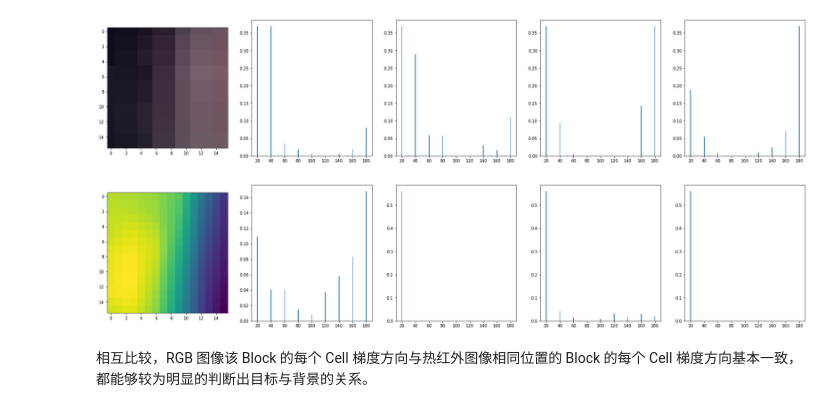
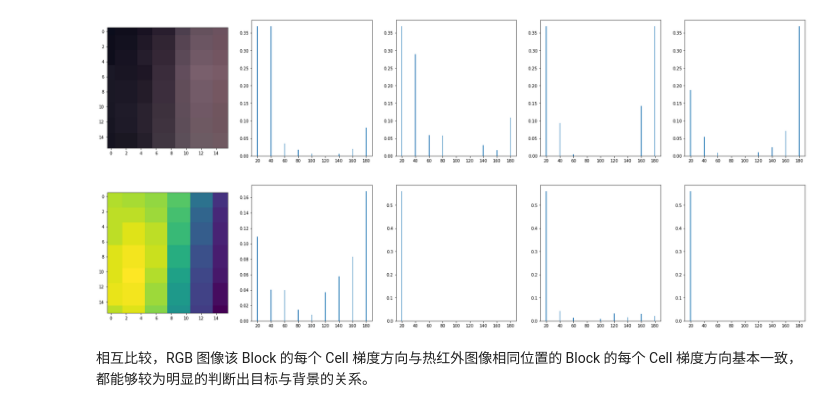
Before and after one commit to HanlynnKe/TIR-Tracking, a Jupyter notebook: FFB-TIR-tracking-1.ipynb, the cells around one changed output. Cells and saved outputs as stored; diff of their text form; code cells hidden in the pictures.

```diff
--- a/FFB-TIR-tracking-1.ipynb
+++ b/FFB-TIR-tracking-1.ipynb
@@ -310,20 +312,22 @@ plt.show()
 # %% [output]
 [figure]
 # %%
-exm_t2 = Image.fromarray(target_t)
+exm_t2 = Image.open('./data/TIR/TIR003.png')
+exm_t2 = exm_t2.crop((138, 155, 158, 205))  # (left, upper, right, lower)
+exm_t2 = exm_t2.resize((64,128))
 exm_t2 = exm_t2.crop((40, 80, 56, 96))  # (left, upper, right, lower)
 exm_t2 = np.array(exm_t2)
 
 angles = np.array([20,40,60,80,100,120,140,160,180])
 fig_t2, ax_t2 = plt.subplots(nrows=1, ncols=5, figsize = (30, 6))
 ax_t2[0].imshow(exm_t2)
 ax_t2[1].bar(angles,hog_day_target_t_features[10][5][0][0], 1)
 ax_t2[2].bar(angles,hog_day_target_t_features[10][5][0][1], 1)
 ax_t2[3].bar(angles,hog_day_target_t_features[10][5][1][0], 1)
 ax_t2[4].bar(angles,hog_day_target_t_features[10][5][1][1], 1)
 plt.show()
 # %% [output]
-[figure, old version]
+[figure, new version]
 # %% [markdown]
 相互比较，RGB 图像该 Block 的每个 Cell 梯度方向与热红外图像相同位置的 Block 的每个 Cell 梯度方向基本一致，都能够较为明显的判断出目标与背景的关系。
 # %% [markdown]
```
Also changed, not shown: parts of 1 cell of this notebook.
